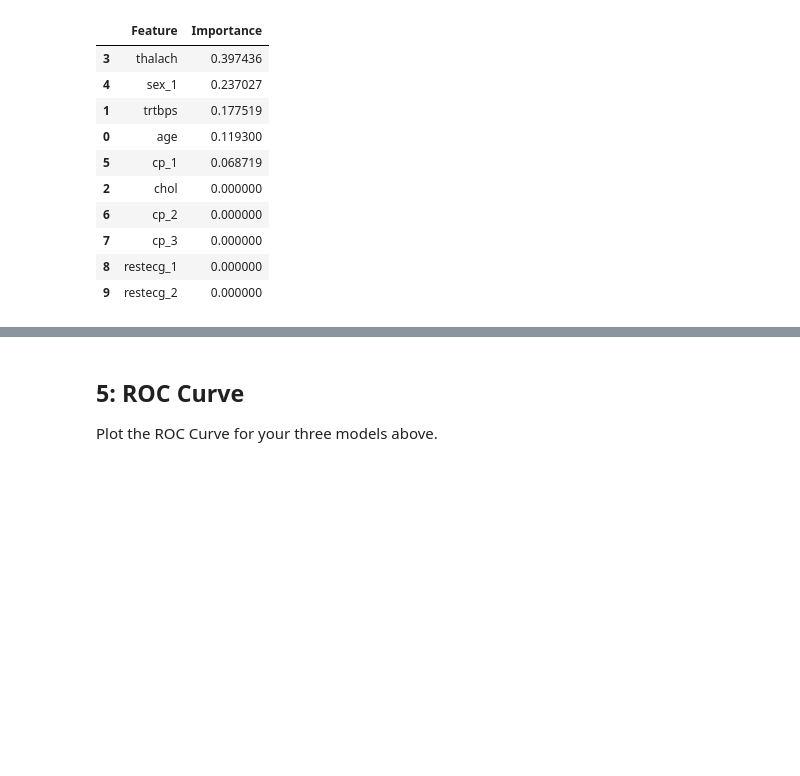
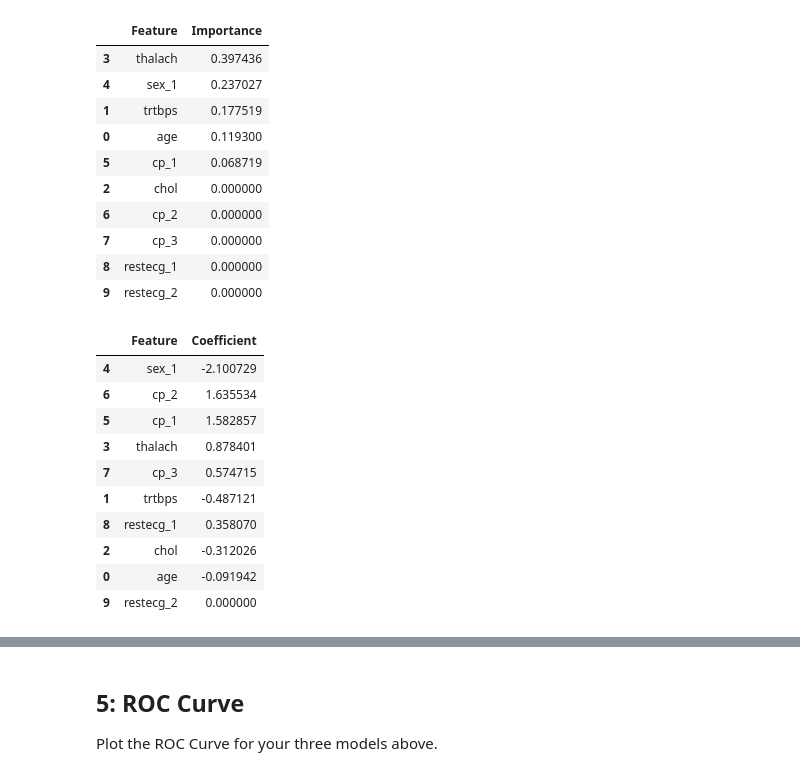
Before and after one commit to PharaohPooh/GSB_544, a Jupyter notebook: Week_8/Lab 7 Heart Attack.ipynb, the cells around one changed output, grey strips where cells are left out. Saved outputs shown, nothing was run; the diff lists cells and outputs as text; code cells hidden in the pictures; blank space fills up the shorter version.

```diff
--- a/Week_8/Lab 7 Heart Attack.ipynb
+++ b/Week_8/Lab 7 Heart Attack.ipynb
@@ -999,4 +1017,28 @@ display(tree_imp)
 | 7 | cp_3 | 0.000000 |
 | 8 | restecg_1 | 0.000000 |
 | 9 | restecg_2 | 0.000000 |
+# %%
+best_logistic = model_library['Logistic_Wide']
+
+feature_names = best_logistic.named_steps['preprocess'].get_feature_names_out()
+
+logit_coefs = pd.DataFrame({
+    "Feature": feature_names,
+    "Coefficient": best_logistic.named_steps['logistic'].coef_[0]
+}).sort_values("Coefficient", key=abs, ascending=False)
+
+
+display(logit_coefs)
+# %% [output]
+|  | Feature | Coefficient |
+| 4 | sex_1 | -2.100729 |
+| 6 | cp_2 | 1.635534 |
+| 5 | cp_1 | 1.582857 |
+| 3 | thalach | 0.878401 |
+| 7 | cp_3 | 0.574715 |
+| 1 | trtbps | -0.487121 |
+| 8 | restecg_1 | 0.358070 |
+| 2 | chol | -0.312026 |
+| 0 | age | -0.091942 |
+| 9 | restecg_2 | 0.000000 |
 # %% [markdown]
```
Also changed, not shown: parts of 14 cells of this notebook, 3 other files.
